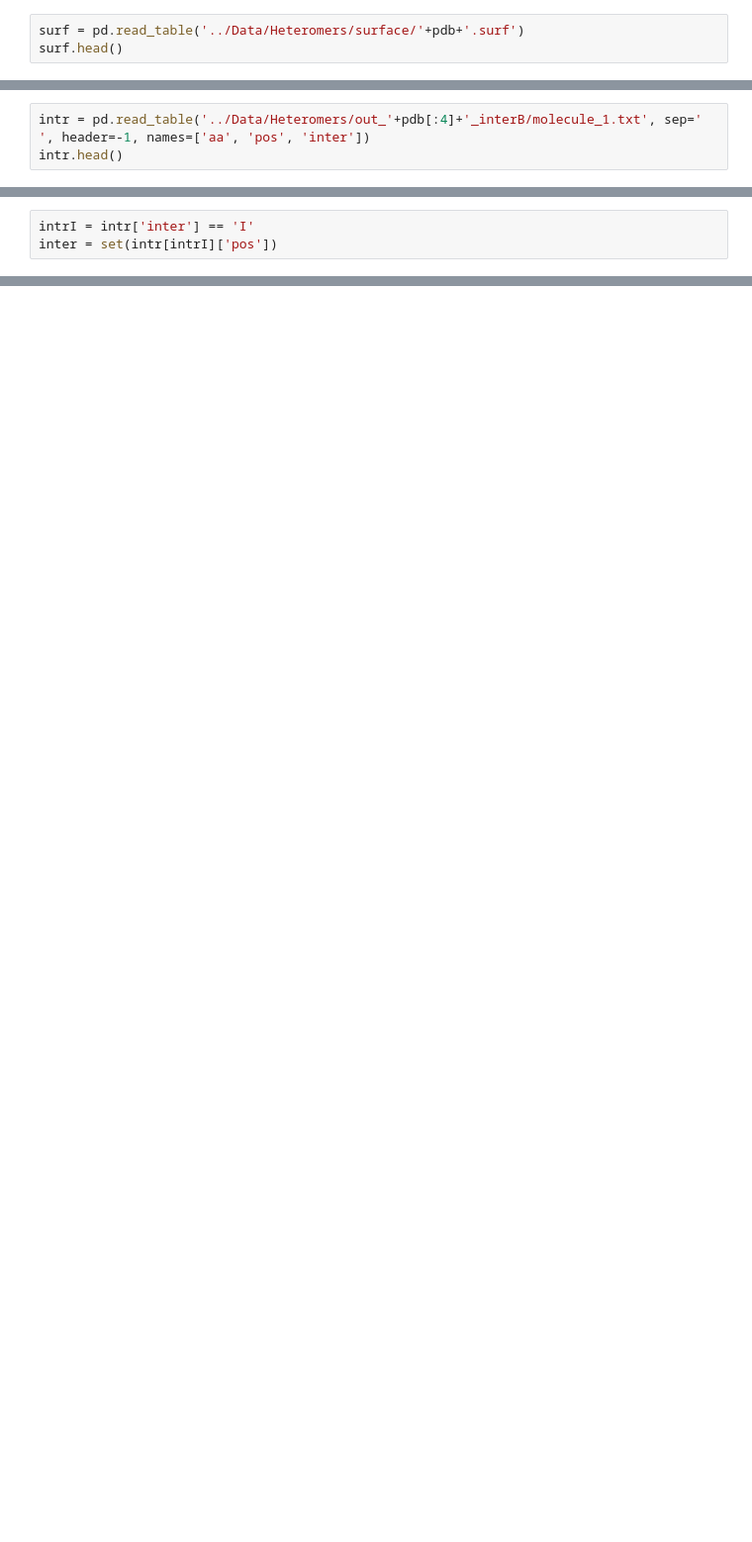
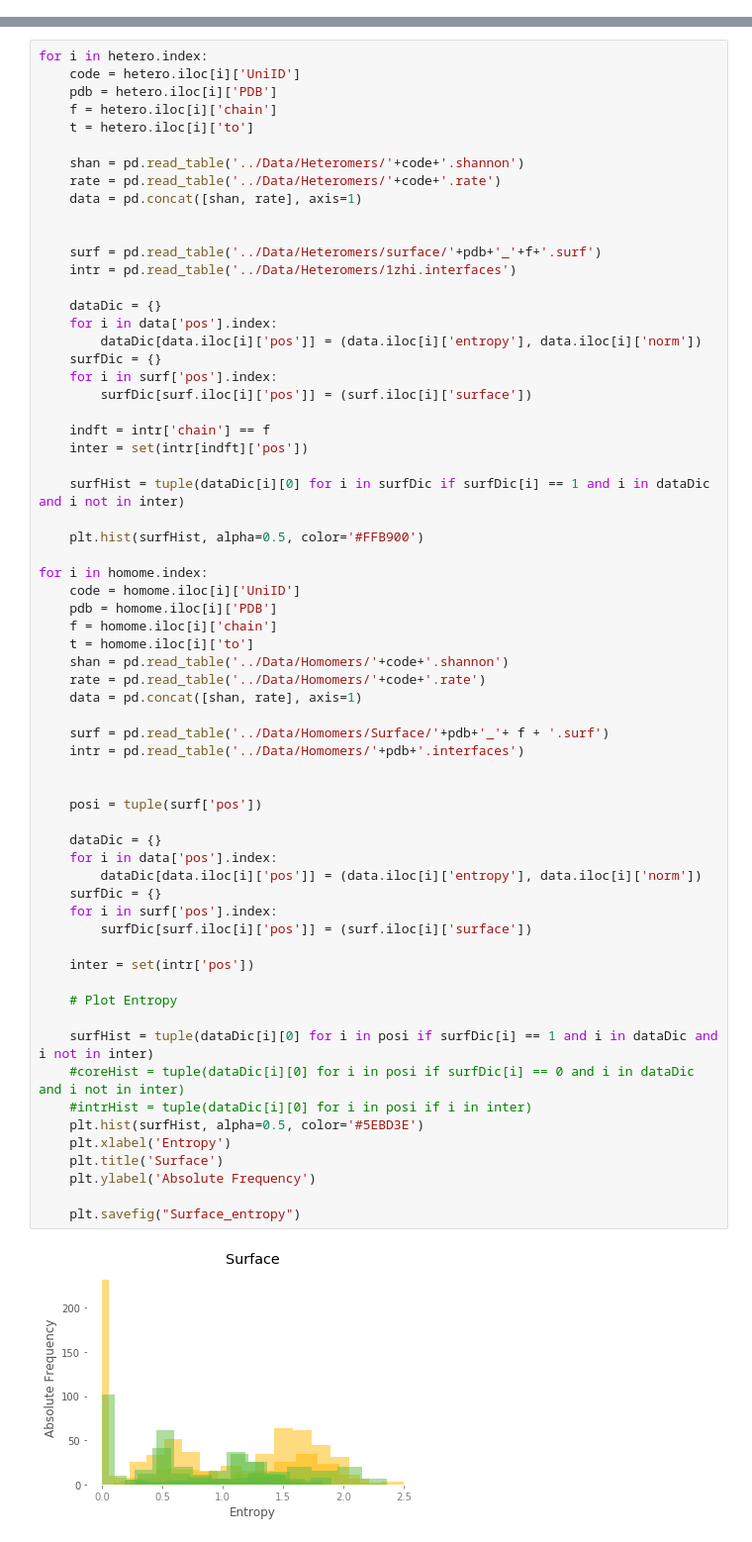
Before and after one commit to LauAvinyo/SMTB18_Project, a Jupyter notebook: Notebooks/Analysis_plots.ipynb, the cells around one changed output, grey strips where cells are left out. Shown: that part at 99% size. Cells and saved outputs as stored; diff of their text form; blank space fills up the shorter version.

```diff
--- a/Notebooks/Analysis_plots.ipynb
+++ b/Notebooks/Analysis_plots.ipynb
@@ -912,3 +57,0 @@ findSeq(sele, main)
-# %%
-surf = pd.read_table('../Data/Heteromers/surface/'+pdb+'.surf')
-surf.head()
@@ -924,3 +57,0 @@ ls ../Data/Heteromers/out_3zhe_interB/
-# %%
-intr = pd.read_table('../Data/Heteromers/out_'+pdb[:4]+'_interB/molecule_1.txt', sep=' ', header=-1, names=['aa', 'pos', 'inter'])
-intr.head()
@@ -941,3 +57,0 @@ for i in surf['pos'].index:
-# %%
-intrI = intr['inter'] == 'I'
-inter = set(intr[intrI]['pos'])
@@ -970,0 +314,66 @@ plt.boxplot(intrHist, positions=[0.8])
+# %%
+for i in hetero.index:
+    code = hetero.iloc[i]['UniID']
+    pdb = hetero.iloc[i]['PDB']
+    f = hetero.iloc[i]['chain']
+    t = hetero.iloc[i]['to']
+
+    shan = pd.read_table('../Data/Heteromers/'+code+'.shannon')
+    rate = pd.read_table('../Data/Heteromers/'+code+'.rate')
+    data = pd.concat([shan, rate], axis=1)
+
+
+    surf = pd.read_table('../Data/Heteromers/surface/'+pdb+'_'+f+'.surf')
+    intr = pd.read_table('../Data/Heteromers/1zhi.interfaces')
+
+    dataDic = {}
+    for i in data['pos'].index:
+        dataDic[data.iloc[i]['pos']] = (data.iloc[i]['entropy'], data.iloc[i]['norm'])
+    surfDic = {}
+    for i in surf['pos'].index:
+        surfDic[surf.iloc[i]['pos']] = (surf.iloc[i]['surface'])
+
+    indft = intr['chain'] == f
+    inter = set(intr[indft]['pos'])
+
+    surfHist = tuple(dataDic[i][0] for i in surfDic if surfDic[i] == 1 and i in dataDic and i not in inter)
+
+    plt.hist(surfHist, alpha=0.5, color='#FFB900')
+
+for i in homome.index:
+    code = homome.iloc[i]['UniID']
+    pdb = homome.iloc[i]['PDB']
+    f = homome.iloc[i]['chain']
+    t = homome.iloc[i]['to']
+    shan = pd.read_table('../Data/Homomers/'+code+'.shannon')
+    rate = pd.read_table('../Data/Homomers/'+code+'.rate')
+    data = pd.concat([shan, rate], axis=1)
+
+    surf = pd.read_table('../Data/Homomers/Surface/'+pdb+'_'+ f + '.surf')
+    intr = pd.read_table('../Data/Homomers/'+pdb+'.interfaces')
+
+
+    posi = tuple(surf['pos'])
+
+    dataDic = {}
+    for i in data['pos'].index:
+        dataDic[data.iloc[i]['pos']] = (data.iloc[i]['entropy'], data.iloc[i]['norm'])
+    surfDic = {}
+    for i in surf['pos'].index:
+        surfDic[surf.iloc[i]['pos']] = (surf.iloc[i]['surface'])
+
+    inter = set(intr['pos'])
+
+    # Plot Entropy
+
+    surfHist = tuple(dataDic[i][0] for i in posi if surfDic[i] == 1 and i in dataDic and i not in inter)
+    #coreHist = tuple(dataDic[i][0] for i in posi if surfDic[i] == 0 and i in dataDic and i not in inter)
+    #intrHist = tuple(dataDic[i][0] for i in posi if i in inter)
+    plt.hist(surfHist, alpha=0.5, color='#5EBD3E')
+    plt.xlabel('Entropy')
+    plt.title('Surface')
+    plt.ylabel('Absolute Frequency')
+
+    plt.savefig("Surface_entropy")
+# %% [output]
+[figure, added]
```
Also changed, not shown: parts of 62 cells of this notebook, 36 other files.
